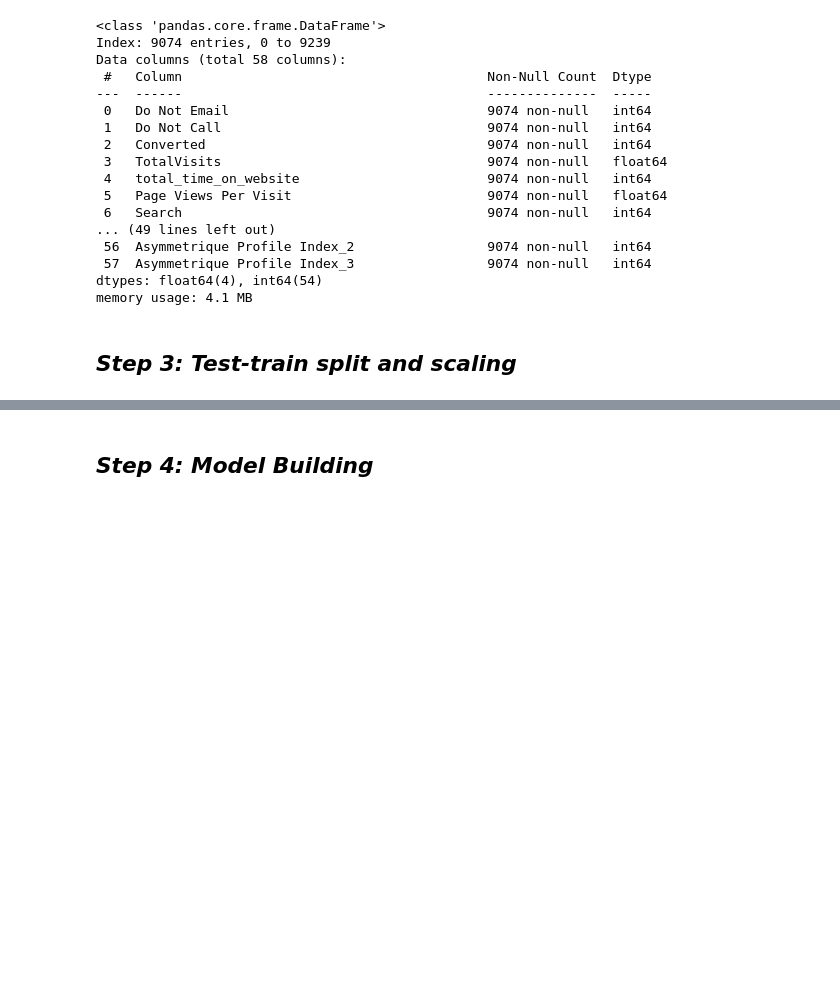
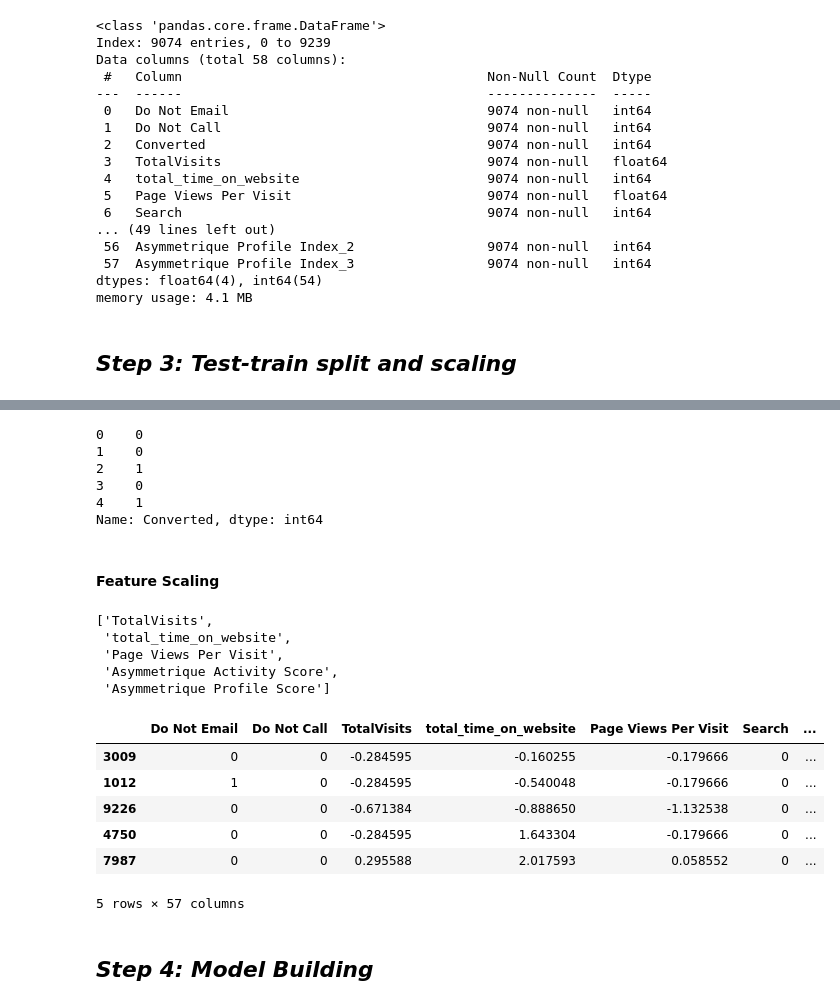
Before and after one commit to lido010209/machine-learning, a Jupyter notebook: Lead Scoring Analysis/1-data_processing.iPynb, the cells around one changed output, grey strips where cells are left out. Drawn from its saved outputs; the diff is of its cells as text; code cells hidden in the pictures; blank space fills up the shorter version.

```diff
--- a/Lead Scoring Analysis/1-data_processing.iPynb
+++ b/Lead Scoring Analysis/1-data_processing.iPynb
@@ -936,3 +958,43 @@ memory usage: 4.1 MB
+# %%
+y= leads['Converted']
+y.head()
+# %% [output]
+0    0
+1    0
+2    1
+3    0
+4    1
+Name: Converted, dtype: int64
+# %%
+# specify the state of randomess
+np.random.seed(0)
+x_train, x_test, y_train, y_test = train_test_split(x, y, train_size= 0.7, random_state= 100)
+# %% [markdown]
+#### Feature Scaling
+# %%
+scaler = StandardScaler()
+# %%
+# declare cols that require scaling
+scale_cols = num_cols
+scale_cols.extend(['Asymmetrique Activity Score', 'Asymmetrique Profile Score'])
+scale_cols
+# %% [output]
+['TotalVisits',
+ 'total_time_on_website',
+ 'Page Views Per Visit',
+ 'Asymmetrique Activity Score',
+ 'Asymmetrique Profile Score']
+# %%
+x_train[scale_cols] = scaler.fit_transform(x_train[scale_cols])
+x_train.head()
+# %% [output]
+|  | Do Not Email | Do Not Call | TotalVisits | total_time_on_website | Page Views Per Visit | Search | ... |
+| 3009 | 0 | 0 | -0.284595 | -0.160255 | -0.179666 | 0 | ... |
+| 1012 | 1 | 0 | -0.284595 | -0.540048 | -0.179666 | 0 | ... |
+| 9226 | 0 | 0 | -0.671384 | -0.888650 | -1.132538 | 0 | ... |
+| 4750 | 0 | 0 | -0.284595 | 1.643304 | -0.179666 | 0 | ... |
+| 7987 | 0 | 0 | 0.295588 | 2.017593 | 0.058552 | 0 | ... |
+5 rows × 57 columns
 # %% [markdown]
 ## *Step 4: Model Building*
 # %% [markdown]
```
Also changed, not shown: parts of 3 cells of this notebook.
